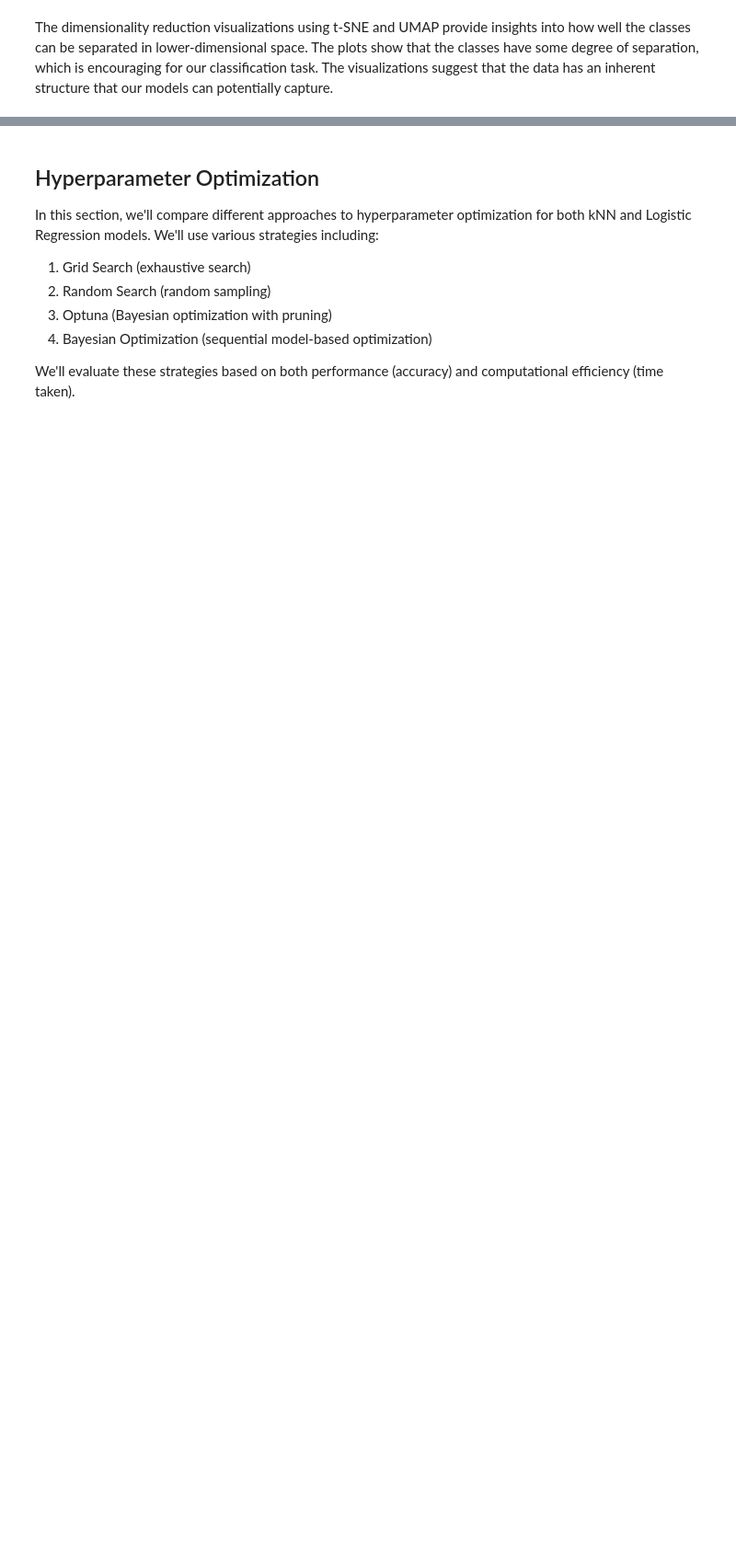
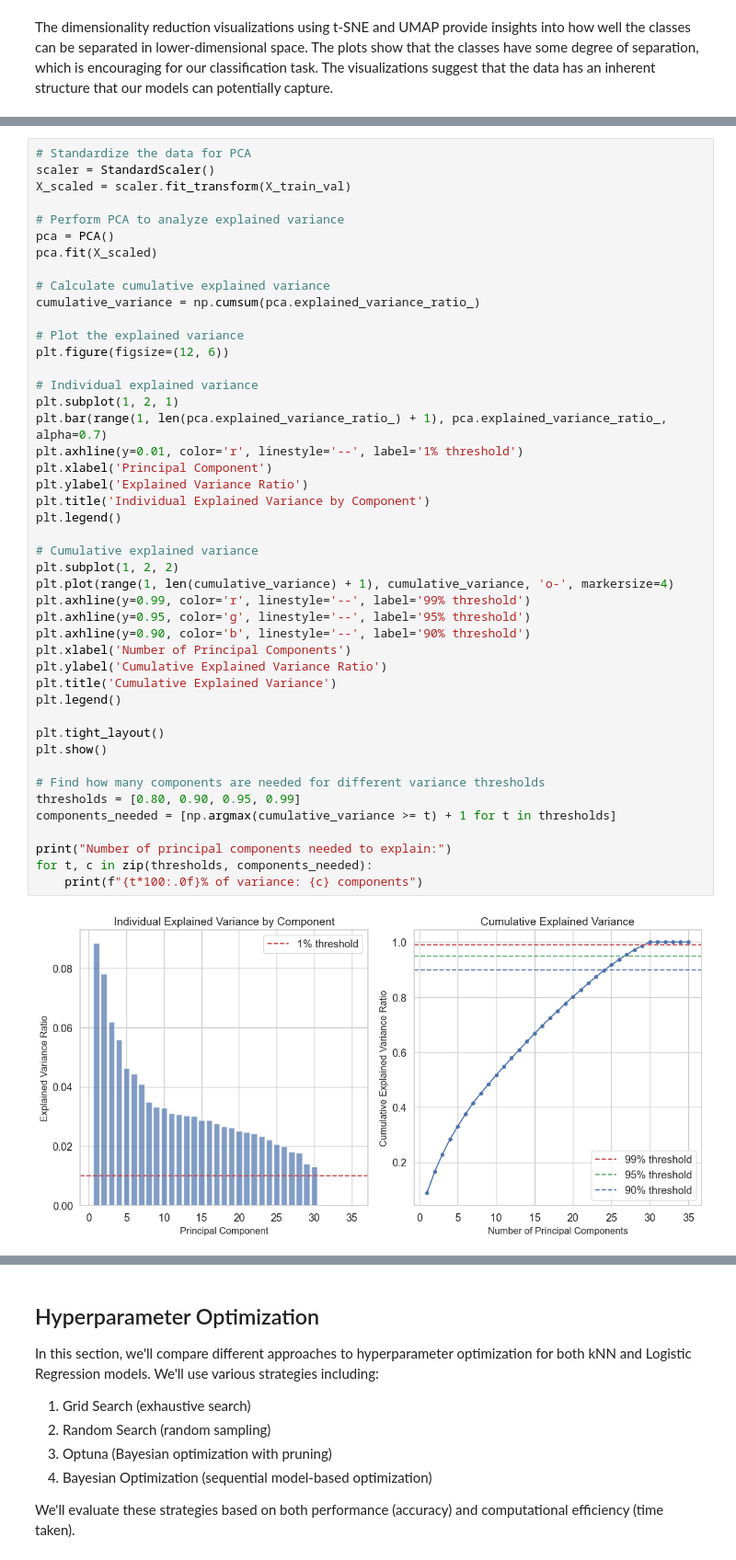
Before and after one commit to francescobraicovich/parameter_optimization, a Jupyter notebook: main.ipynb, the cells around one changed output, grey strips where cells are left out. Shown at 92% size. Drawn from its saved outputs; the diff is of its cells as text; blank space fills up the shorter version.

```diff
--- a/main.ipynb
+++ b/main.ipynb
@@ -286,0 +297,47 @@ The dimensionality reduction visualizations using t-SNE and UMAP provide insight
+# %%
+# Standardize the data for PCA
+scaler = StandardScaler()
+X_scaled = scaler.fit_transform(X_train_val)
+
+# Perform PCA to analyze explained variance
+pca = PCA()
+pca.fit(X_scaled)
+
+# Calculate cumulative explained variance
+cumulative_variance = np.cumsum(pca.explained_variance_ratio_)
+
+# Plot the explained variance
+plt.figure(figsize=(12, 6))
+
+# Individual explained variance
+plt.subplot(1, 2, 1)
+plt.bar(range(1, len(pca.explained_variance_ratio_) + 1), pca.explained_variance_ratio_, alpha=0.7)
+plt.axhline(y=0.01, color='r', linestyle='--', label='1% threshold')
+plt.xlabel('Principal Component')
+plt.ylabel('Explained Variance Ratio')
+plt.title('Individual Explained Variance by Component')
+plt.legend()
+
+# Cumulative explained variance
+plt.subplot(1, 2, 2)
+plt.plot(range(1, len(cumulative_variance) + 1), cumulative_variance, 'o-', markersize=4)
+plt.axhline(y=0.99, color='r', linestyle='--', label='99% threshold')
+plt.axhline(y=0.95, color='g', linestyle='--', label='95% threshold')
+plt.axhline(y=0.90, color='b', linestyle='--', label='90% threshold')
+plt.xlabel('Number of Principal Components')
+plt.ylabel('Cumulative Explained Variance Ratio')
+plt.title('Cumulative Explained Variance')
+plt.legend()
+
+plt.tight_layout()
+plt.show()
+
+# Find how many components are needed for different variance thresholds
+thresholds = [0.80, 0.90, 0.95, 0.99]
+components_needed = [np.argmax(cumulative_variance >= t) + 1 for t in thresholds]
+
+print("Number of principal components needed to explain:")
+for t, c in zip(thresholds, components_needed):
+    print(f"{t*100:.0f}% of variance: {c} components")
+# %% [output]
+[figure, added]
```
Also changed, not shown: parts of 53 cells of this notebook.
